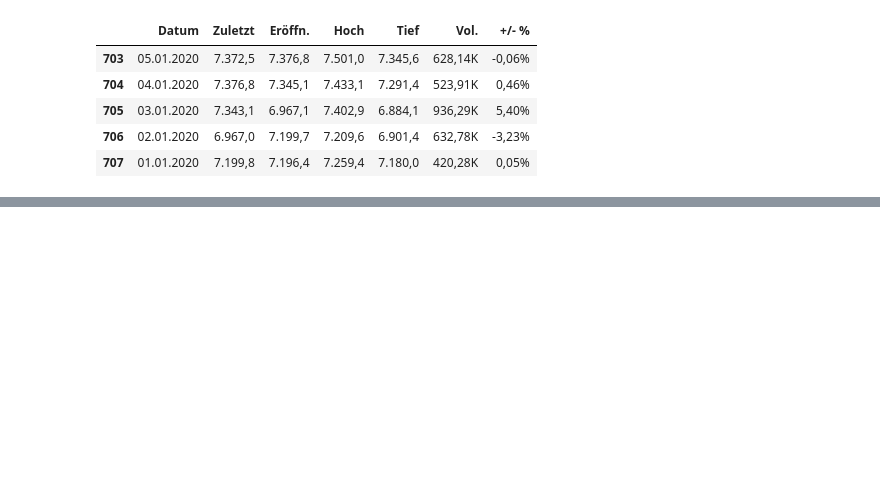
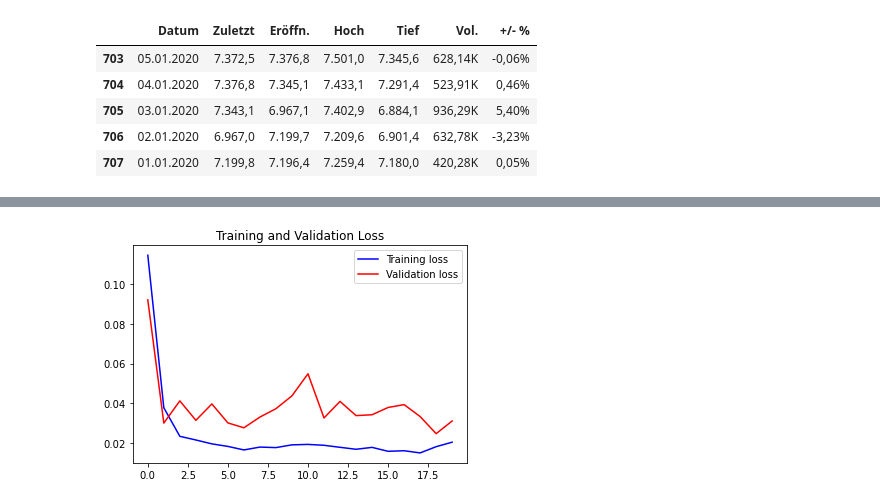
Before and after one commit to christianschwendner/coins_2122, a Jupyter notebook: Prediction/LSTM.ipynb, the cells around one changed output, grey strips where cells are left out. Saved outputs shown, nothing was run; the diff lists cells and outputs as text; code cells hidden in the pictures; blank space fills up the shorter version.

Commit message:
Update LSTM

```diff
--- a/Prediction/LSTM.ipynb
+++ b/Prediction/LSTM.ipynb
@@ -105,0 +135,13 @@ X_train.shape
+# %%
+#Initialize the RNN
+model = Sequential()
+model.add(LSTM(units = 50, activation = 'relu', return_sequences = True, input_shape = (X_train.shape[1], len(X_train[0][0]))))
+model.add(Dropout(0.2))
+model.add(LSTM(units = 60, activation = 'relu', return_sequences = True))
+model.add(Dropout(0.3))
+model.add(LSTM(units = 80, activation = 'relu', return_sequences = True))
+model.add(Dropout(0.4))
+model.add(LSTM(units = 120, activation = 'relu'))
+model.add(Dropout(0.5))
+model.add(Dense(units =1))
+model.summary()
@@ -105,0 +166,4 @@ X_train.shape
+# %%
+model.compile(optimizer = 'adam', loss = 'mean_squared_error')
+# %%
+history = model.fit(X_train, Y_train, epochs = 20, batch_size =50, validation_split=0.1)
@@ -105,0 +188,12 @@ X_train.shape
+# %%
+loss = history.history['loss']
+val_loss = history.history['val_loss']
+epochs = range(len(loss))
+plt.figure()
+plt.plot(epochs, loss, 'b', label='Training loss')
+plt.plot(epochs, val_loss, 'r', label='Validation loss')
+plt.title("Training and Validation Loss")
+plt.legend()
+plt.show()
+# %% [output]
+[figure, added]
```
Also changed, not shown: parts of 31 cells of this notebook.
